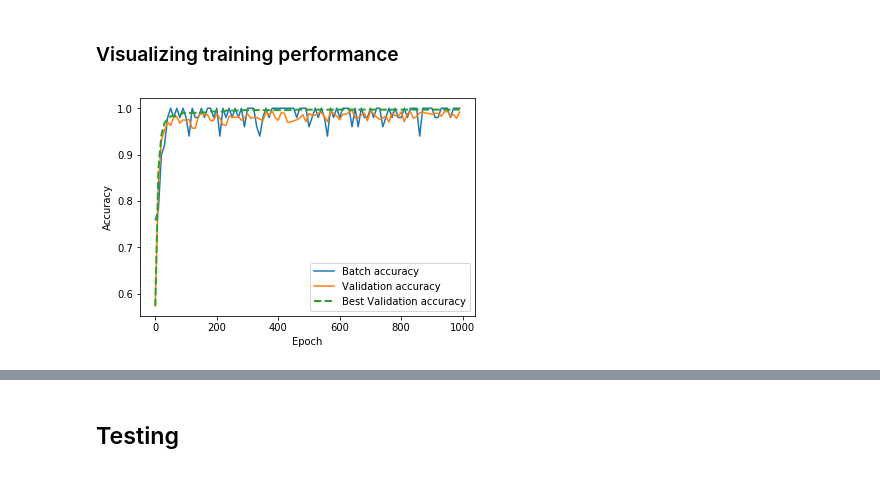
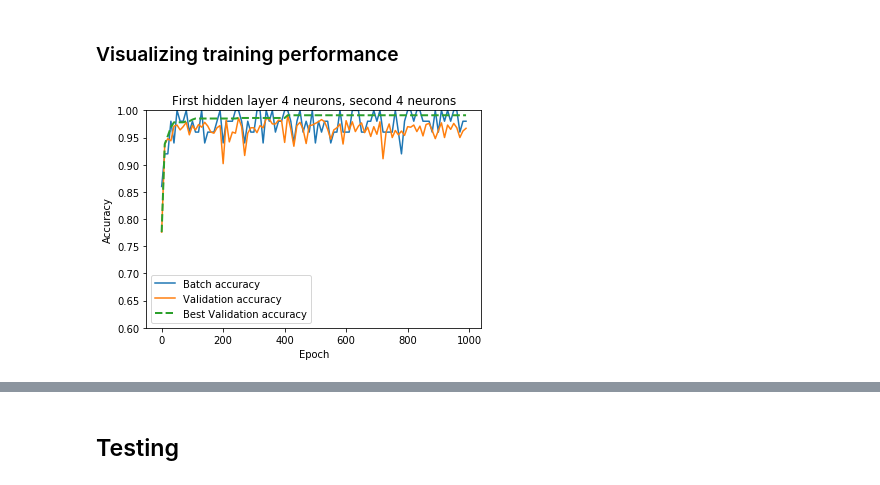
Before and after one commit to dsalgador/master-thesis, a Jupyter notebook: Imitation-Learning/Chapter5-Simulations.ipynb, the cells around one changed output, grey strips where cells are left out. Drawn from its saved outputs; the diff is of its cells as text; code cells hidden in the pictures.

Commit message:
Plots for presentation

```diff
--- a/Imitation-Learning/Chapter5-Simulations.ipynb
+++ b/Imitation-Learning/Chapter5-Simulations.ipynb
@@ -257,7 +257,7 @@ if not os.path.exists(sim_directory):
 # %% [markdown]
 ## Deep Neural Network model
 # %%
-SIMULATION = 2
+SIMULATION = 4
 
 # Simulation parameters
 simulation_directory = './simulations/simulation{}'.format(SIMULATION)
@@ -284,8 +284,8 @@ summary_freq = 1#np.ceil(epochs/10) #200
 output_freq = 10*summary_freq #np.ceil(epochs/10) #200
 
 
-hidden1_neurons = 20 #100
-hidden2_neurons = 10 #50
+hidden1_neurons = 4 #100
+hidden2_neurons = 4 #50
 
 scaling = False
 
@@ -494,18 +494,22 @@ Elapsed time  2.94  minutes.  Best Validation accuracy:  0.997
 # %%
 metrics = pd.read_table(training_file, sep = ",")
 metrics.head()
 
-indices = [i for i in range(0,1000,10)]
-plt.plot(metrics['epoch'][indices],metrics['acc_train'][indices], label = "Batch accuracy")
-plt.plot(metrics['epoch'][indices],metrics['acc_val'][indices], label = "Validation accuracy")
-plt.plot(metrics['epoch'][indices],metrics['best_acc_val'][indices], label = "Best Validation accuracy",linestyle = '--',linewidth = 2.0)
+def plot_accuracy(metrics):
+    indices = [i for i in range(0,1000,10)]
+    plt.plot(metrics['epoch'][indices],metrics['acc_train'][indices], label = "Batch accuracy")
+    plt.plot(metrics['epoch'][indices],metrics['acc_val'][indices], label = "Validation accuracy")
+    plt.plot(metrics['epoch'][indices],metrics['best_acc_val'][indices], label = "Best Validation accuracy",linestyle = '--',linewidth = 2.0)
 
-plt.xlabel("Epoch")
-plt.ylabel("Accuracy")
-plt.legend(loc='best')
+    plt.xlabel("Epoch")
+    plt.ylabel("Accuracy")
+    plt.legend(loc='best')
+    plt.ylim(.6,1.0)
+
+plot_accuracy(metrics)
+plt.title("First hidden layer {} neurons, second {} neurons".format(n_hidden1, n_hidden2))
 
 plt.show()
-
 plt.close()
 # %% [output]
-[figure, old version]
+[figure, new version]
```
Also changed, not shown: parts of 6 cells of this notebook.
